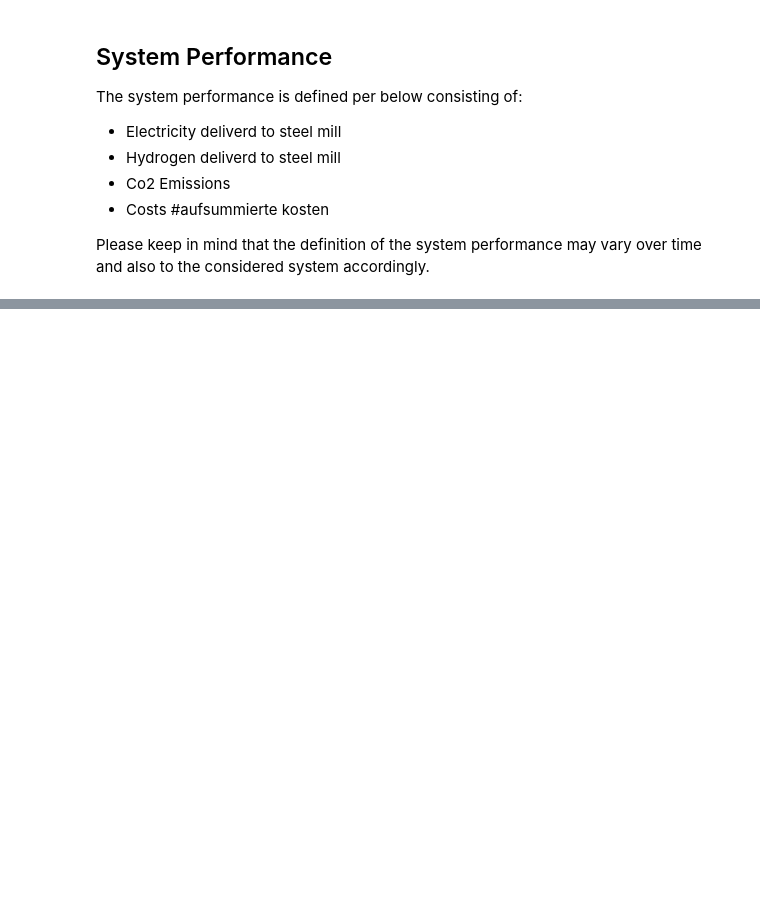
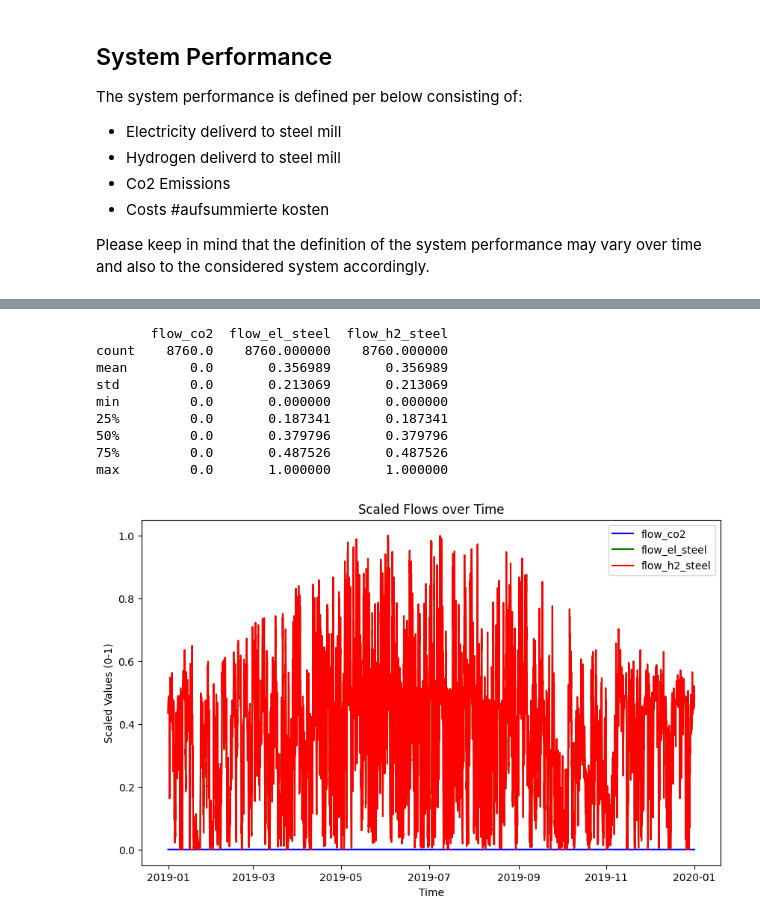
Before and after one commit to annisey/h2_hub_minimalschnitt, a Jupyter notebook: define_system_perfromance.ipynb, the cells around one changed output, grey strips where cells are left out. Cells and saved outputs as stored; diff of their text form; code cells hidden in the pictures; blank space fills up the shorter version.

```diff
--- a/define_system_perfromance.ipynb
+++ b/define_system_perfromance.ipynb
@@ -112,0 +105,39 @@ KeyError: ('electricity', 'steel_mill')
+# %%
+import matplotlib.pyplot as plt
+from sklearn.preprocessing import MinMaxScaler
+
+# Erstelle einen Skaler
+scaler = MinMaxScaler()
+
+# Normiere die Werte zwischen 0 und 1
+scaled_values = scaler.fit_transform(system_performance)
+
+# Erstelle ein neues DataFrame mit den normierten Werten
+scaled_df = pd.DataFrame(scaled_values, columns=system_performance.columns, index=system_performance.index)
+
+print(scaled_df.describe())
+
+# Plotten der normierten Werte
+plt.figure(figsize=(10, 6))
+plt.plot(scaled_df.index, scaled_df['flow_co2'], label='flow_co2', color='blue')
+plt.plot(scaled_df.index, scaled_df['flow_el_steel'], label='flow_el_steel', color='green')
+plt.plot(scaled_df.index, scaled_df['flow_h2_steel'], label='flow_h2_steel', color='red')
+
+# Titel und Beschriftungen
+plt.title('Scaled Flows over Time')
+plt.xlabel('Time')
+plt.ylabel('Scaled Values (0-1)')
+plt.legend()
+
+plt.show()
+# %% [output]
+       flow_co2  flow_el_steel  flow_h2_steel
+count    8760.0    8760.000000    8760.000000
+mean        0.0       0.356989       0.356989
+std         0.0       0.213069       0.213069
+min         0.0       0.000000       0.000000
+25%         0.0       0.187341       0.187341
+50%         0.0       0.379796       0.379796
+75%         0.0       0.487526       0.487526
+max         0.0       1.000000       1.000000
+[figure, added]
```
Also changed, not shown: parts of 7 cells of this notebook.
